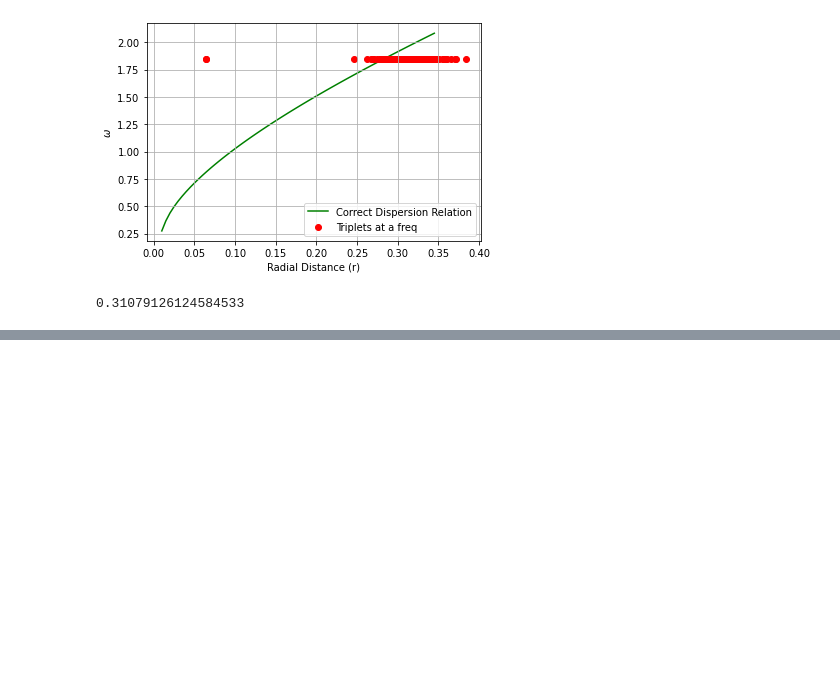
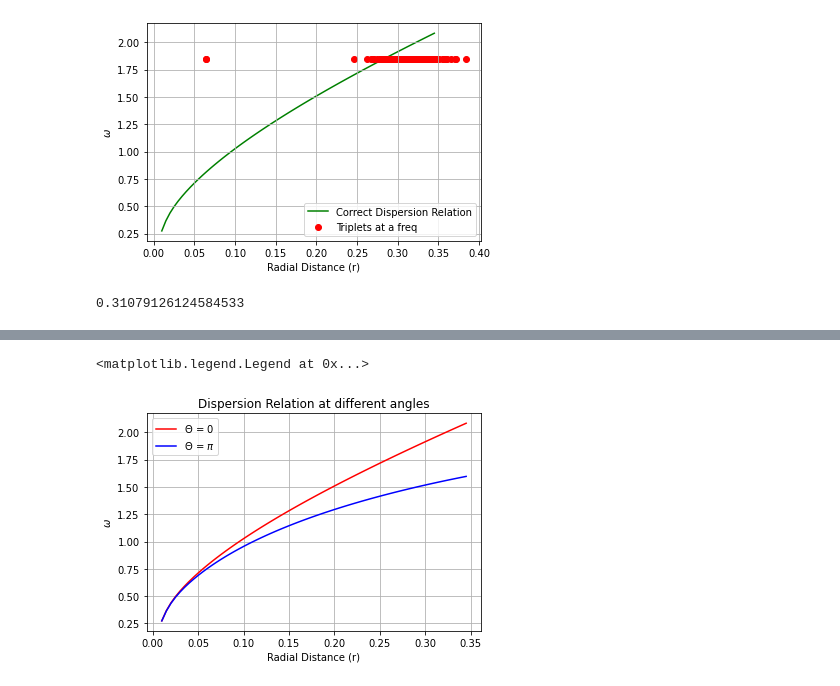
Before and after one commit to joeyanderson1/4th-Year-Thesis, a Jupyter notebook: Triplet Accuracy.ipynb, the cells around one changed output, grey strips where cells are left out. Saved outputs shown, nothing was run; the diff lists cells and outputs as text; code cells hidden in the pictures; blank space fills up the shorter version.

```diff
--- a/Triplet Accuracy.ipynb
+++ b/Triplet Accuracy.ipynb
@@ -257,0 +348,12 @@ sum(k_above_energy)/len(k_above_energy)
+# %%
+plt.plot(disp_r_0, disp_ww_for_theta_0, color='red', label = '$\Theta$ = 0')
+plt.plot(disp_r_pi, disp_ww_for_theta_pi, color='blue', label = '$\Theta$ = $\pi$')
+
+plt.grid(True)
+plt.xlabel('Radial Distance (r)')
+plt.ylabel('$\omega$')
+plt.title("Dispersion Relation at different angles")
+plt.legend()
+# %% [output]
+<matplotlib.legend.Legend at 0x...>
+[figure, added]
```
Also changed, not shown: parts of 9 cells of this notebook.
